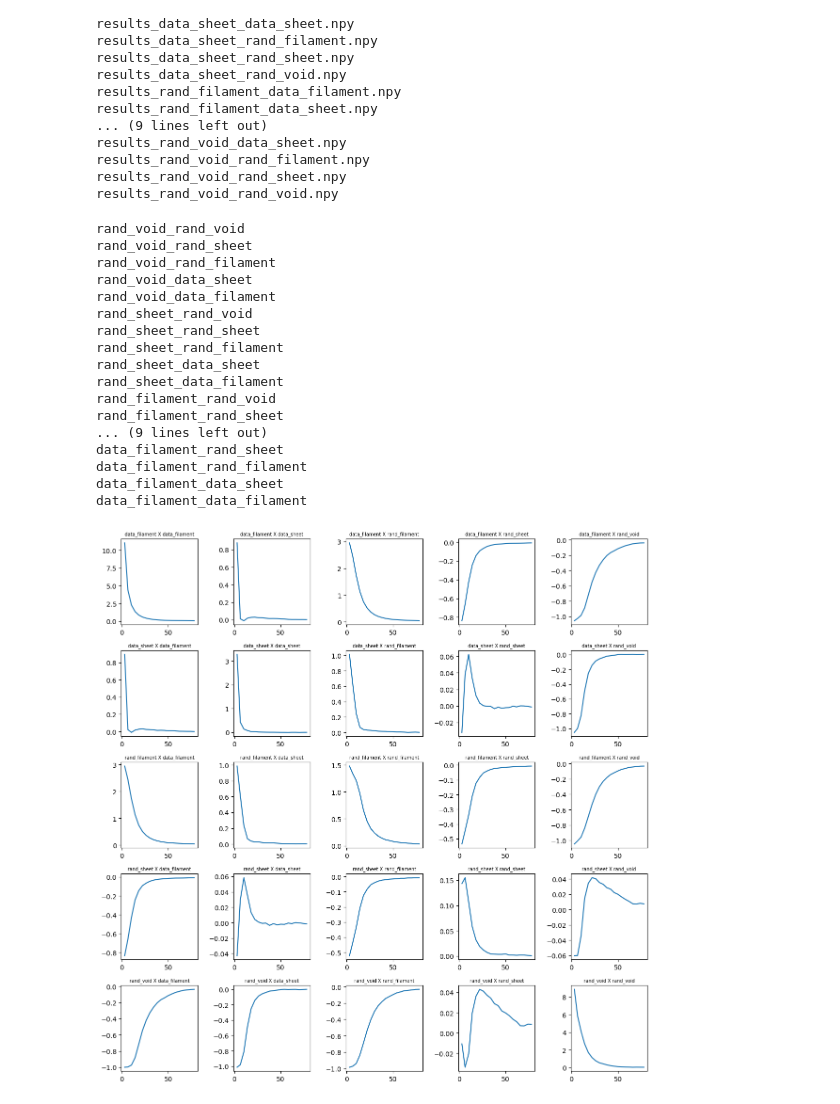
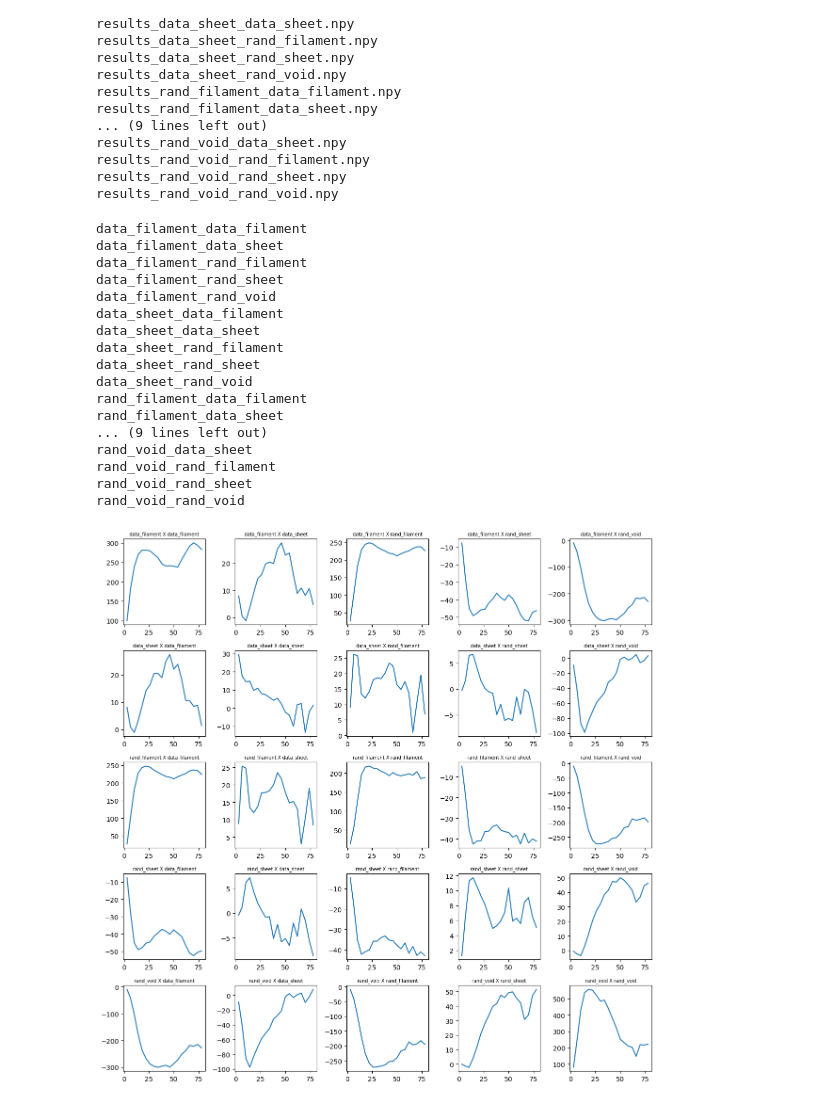
Before and after one commit to forero/DelaunayASTRA, a Jupyter notebook: nb/cross_correlation_pycorr.ipynb, the cells around one changed output. Saved outputs shown, nothing was run; the diff lists cells and outputs as text; code cells hidden in the pictures.

```diff
--- a/nb/cross_correlation_pycorr.ipynb
+++ b/nb/cross_correlation_pycorr.ipynb
@@ -222,43 +222,43 @@ results_rand_void_rand_sheet.npy
 results_rand_void_rand_void.npy
 # %%
 xiell = {}
-for name in results.keys():
+for name in reload_results.keys():
     print(name)
     s, xiell[name] = reload_results[name].get_corr(ells=[0,2], return_sep=True)
 # %% [output]
+data_filament_data_filament
+data_filament_data_sheet
+data_filament_rand_filament
+data_filament_rand_sheet
+data_filament_rand_void
+data_sheet_data_filament
+data_sheet_data_sheet
+data_sheet_rand_filament
+data_sheet_rand_sheet
+data_sheet_rand_void
+rand_filament_data_filament
+rand_filament_data_sheet
+... (9 lines left out)
+rand_void_data_sheet
+rand_void_rand_filament
+rand_void_rand_sheet
 rand_void_rand_void
-rand_void_rand_sheet
-rand_void_rand_filament
-rand_void_data_sheet
-rand_void_data_filament
-rand_sheet_rand_void
-rand_sheet_rand_sheet
-rand_sheet_rand_filament
-rand_sheet_data_sheet
-rand_sheet_data_filament
-rand_filament_rand_void
-rand_filament_rand_sheet
-... (9 lines left out)
-data_filament_rand_sheet
-data_filament_rand_filament
-data_filament_data_sheet
-data_filament_data_filament
 # %%
 plt.figure(figsize=(12,12))
 i = 0
 all_names = ['data_filament', 'data_sheet', 'rand_filament', 'rand_sheet', 'rand_void']
 for A in all_names:
     for B in all_names:
         i += 1
         name = A+'_'+B
         plt.subplot(5,5,i)
-        plt.plot(s, xiell[name][0])
+        plt.plot(s, xiell[name][0]*s*s)
         title = A+' X '+B
         plt.title(title, fontsize=7)
 
 plt.tight_layout()
 # %% [output]
-[figure, old version]
+[figure, new version]
 # %%
 plt.figure(figsize=(12,12))
 i = 0
```
Also changed, not shown: parts of 1 cell of this notebook.
